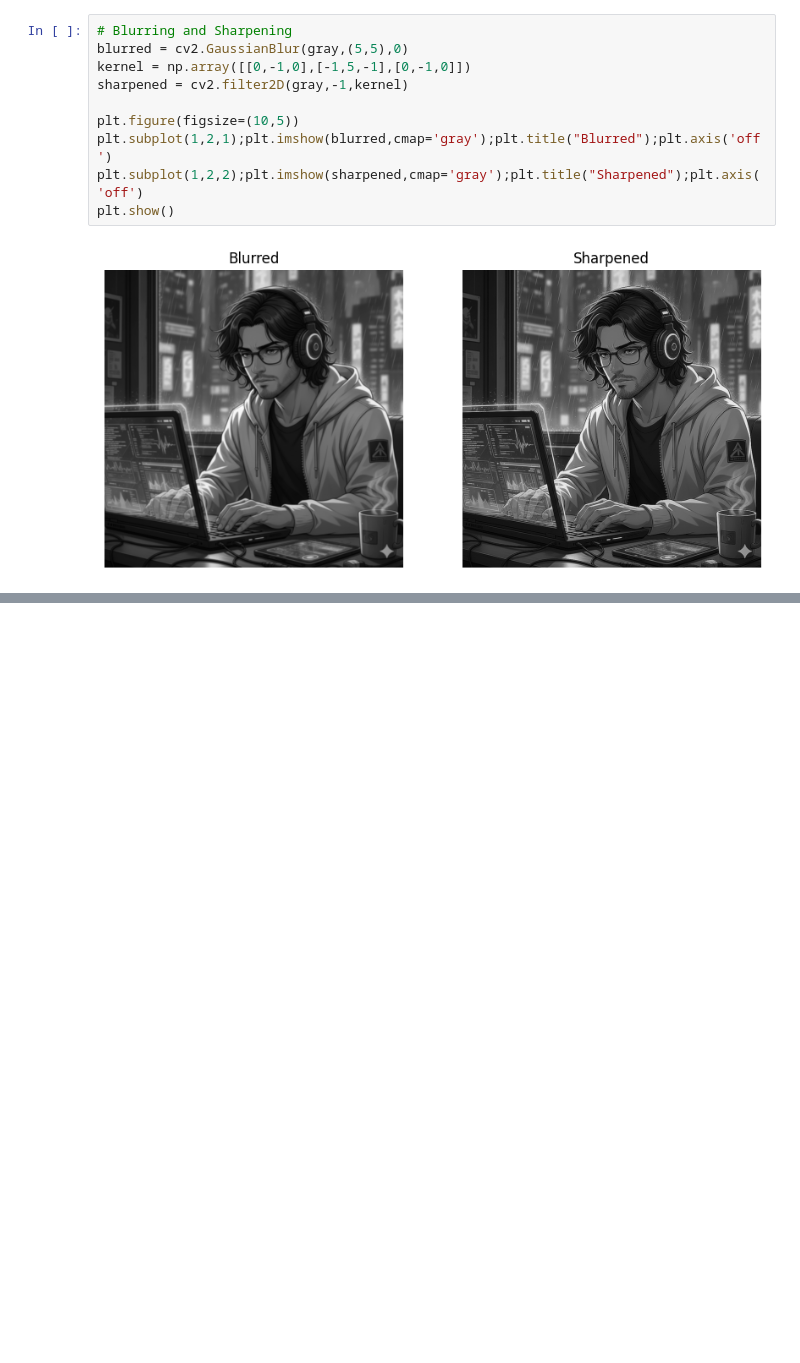
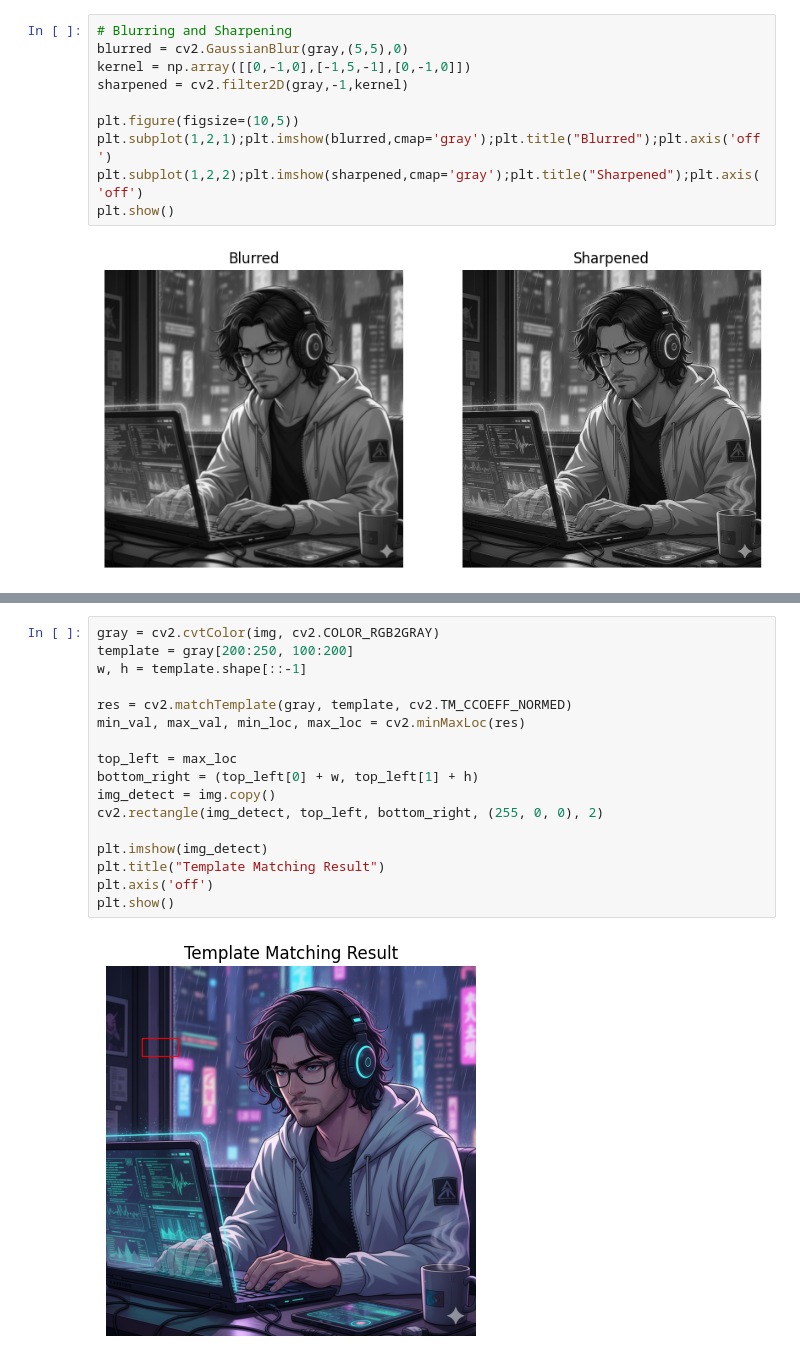
Before and after one commit to AmaanKhan111/Team-buddy, a Jupyter notebook: Numpy Project/project.ipynb, the cells around one changed output, grey strips where cells are left out. Cells and saved outputs as stored; diff of their text form; blank space fills up the shorter version.

```diff
--- a/Numpy Project/project.ipynb
+++ b/Numpy Project/project.ipynb
@@ -88,0 +171,19 @@ plt.show()
+# %%
+gray = cv2.cvtColor(img, cv2.COLOR_RGB2GRAY)
+template = gray[200:250, 100:200]
+w, h = template.shape[::-1]
+
+res = cv2.matchTemplate(gray, template, cv2.TM_CCOEFF_NORMED)
+min_val, max_val, min_loc, max_loc = cv2.minMaxLoc(res)
+
+top_left = max_loc
+bottom_right = (top_left[0] + w, top_left[1] + h)
+img_detect = img.copy()
+cv2.rectangle(img_detect, top_left, bottom_right, (255, 0, 0), 2)
+
+plt.imshow(img_detect)
+plt.title("Template Matching Result")
+plt.axis('off')
+plt.show()
+# %% [output]
+[figure, added]
```
Also changed, not shown: parts of 9 cells of this notebook, 4 other files.
